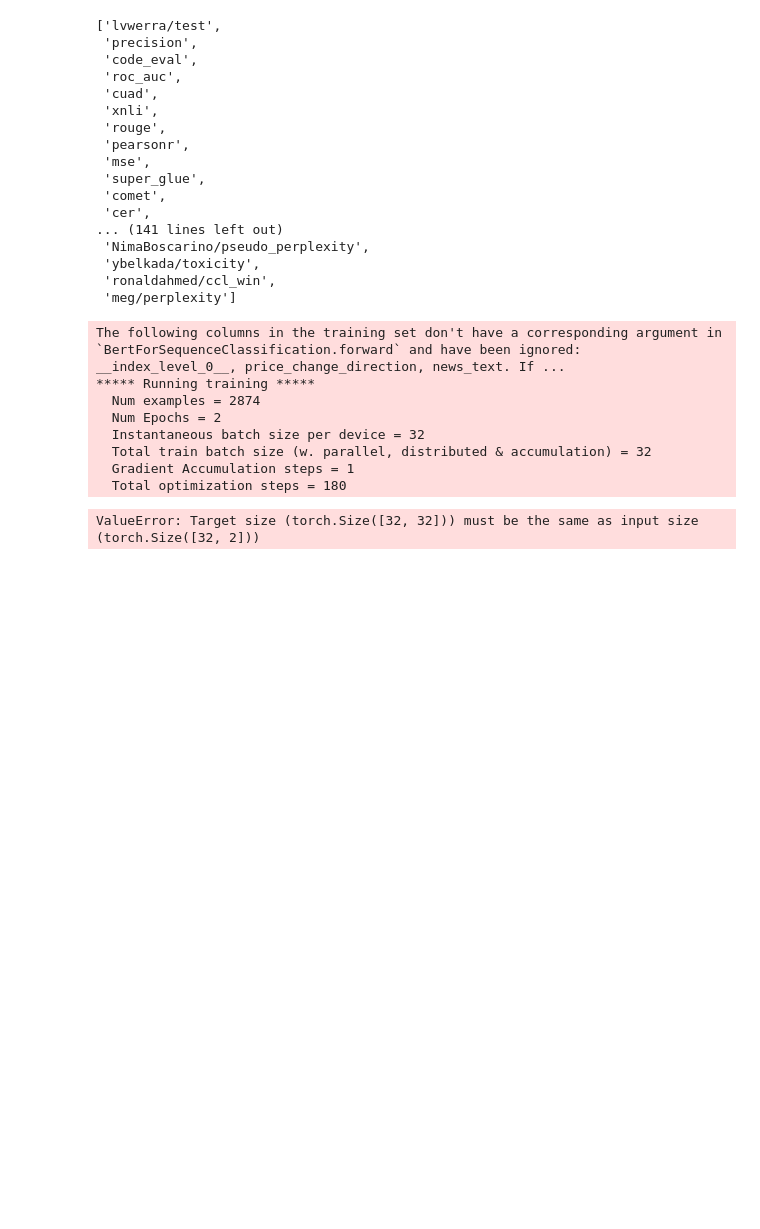
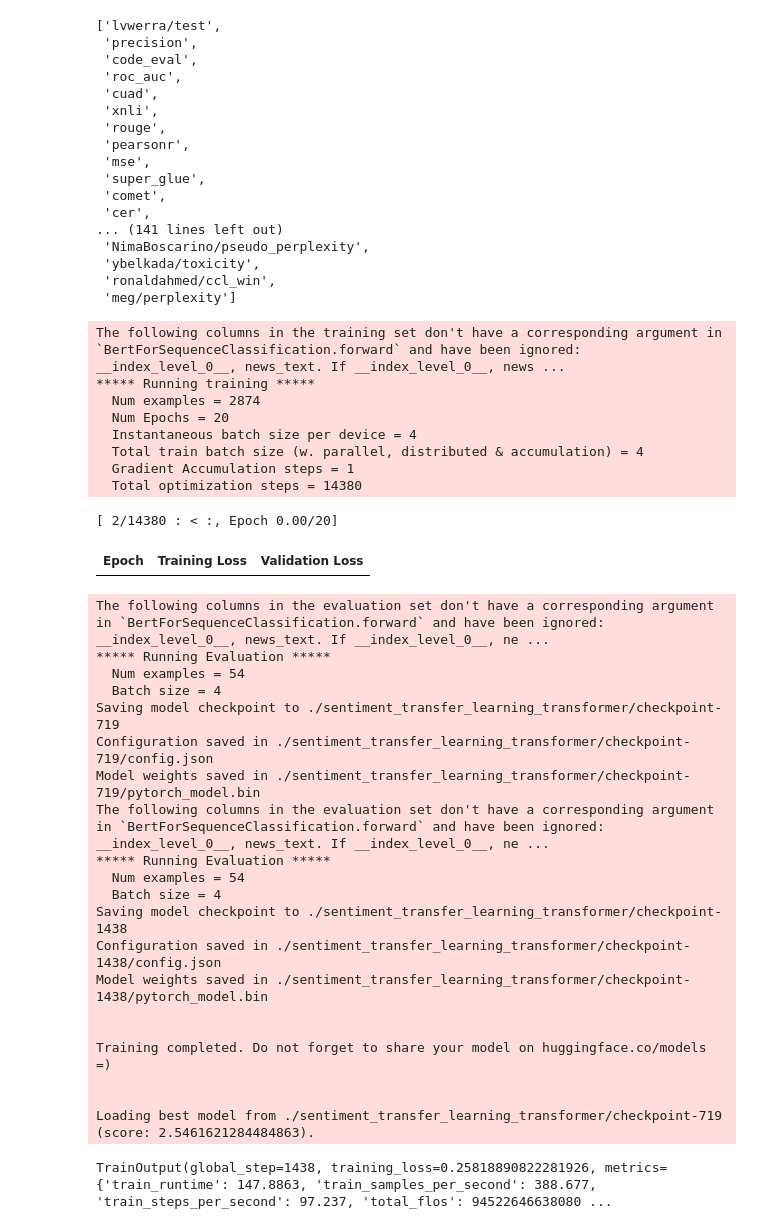
Before and after one commit to Alexa201228/Shares_price_prediction, a Jupyter notebook: Another fine tuning experiment.ipynb, the cells around one changed output. Saved outputs shown, nothing was run; the diff lists cells and outputs as text; code cells hidden in the pictures; blank space fills up the shorter version.

```diff
--- a/Another fine tuning experiment.ipynb
+++ b/Another fine tuning experiment.ipynb
@@ -139,5 +197,5 @@ Dataset({
 })
 # %%
 
-model = AutoModelForSequenceClassification.from_pretrained("bert-base-uncased", problem_type="multi_label_classification")
+model = AutoModelForSequenceClassification.from_pretrained("bert-base-uncased", num_labels=2)
 # %% [output]
@@ -152,9 +222,9 @@ training_args = TrainingArguments(
     logging_dir='./sentiment_transfer_learning_transformer/logs',
     logging_strategy='epoch',
     logging_steps=100,
-    num_train_epochs=2,
-    per_device_train_batch_size=32,
-    per_device_eval_batch_size=32,
+    num_train_epochs=20,
+    per_device_train_batch_size=4,
+    per_device_eval_batch_size=4,
     learning_rate=5e-6,
     seed=42,
     save_strategy='epoch',
@@ -197,26 +270,47 @@ def compute_metrics(eval_pred):
 # %%
 from transformers import DataCollatorForLanguageModeling
 
 data_collator = DataCollatorForLanguageModeling(tokenizer, mlm=False)
 
 trainer = Trainer(
     model=model,
     args=training_args,
     train_dataset=dataset_train,
     eval_dataset=dataset_test,
     compute_metrics=compute_metrics,
-    callbacks=[EarlyStoppingCallback(early_stopping_patience=1)],
-    data_collator=data_collator,
+    callbacks=[EarlyStoppingCallback(early_stopping_patience=1)]
 )
 
 trainer.train()
 # %% [output]
-The following columns in the training set don't have a corresponding argument in `BertForSequenceClassification.forward` and have been ignored: __index_level_0__, price_change_direction, news_text. If ...
+The following columns in the training set don't have a corresponding argument in `BertForSequenceClassification.forward` and have been ignored: __index_level_0__, news_text. If __index_level_0__, news ...
 ***** Running training *****
   Num examples = 2874
-  Num Epochs = 2
-  Instantaneous batch size per device = 32
-  Total train batch size (w. parallel, distributed & accumulation) = 32
+  Num Epochs = 20
+  Instantaneous batch size per device = 4
+  Total train batch size (w. parallel, distributed & accumulation) = 4
   Gradient Accumulation steps = 1
-  Total optimization steps = 180
+  Total optimization steps = 14380
-ValueError: Target size (torch.Size([32, 32])) must be the same as input size (torch.Size([32, 2]))
+[ 2/14380 : < :, Epoch 0.00/20]
+| Epoch | Training Loss | Validation Loss |
+The following columns in the evaluation set don't have a corresponding argument in `BertForSequenceClassification.forward` and have been ignored: __index_level_0__, news_text. If __index_level_0__, ne ...
+***** Running Evaluation *****
+  Num examples = 54
+  Batch size = 4
+Saving model checkpoint to ./sentiment_transfer_learning_transformer/checkpoint-719
+Configuration saved in ./sentiment_transfer_learning_transformer/checkpoint-719/config.json
+Model weights saved in ./sentiment_transfer_learning_transformer/checkpoint-719/pytorch_model.bin
+The following columns in the evaluation set don't have a corresponding argument in `BertForSequenceClassification.forward` and have been ignored: __index_level_0__, news_text. If __index_level_0__, ne ...
+***** Running Evaluation *****
+  Num examples = 54
+  Batch size = 4
+Saving model checkpoint to ./sentiment_transfer_learning_transformer/checkpoint-1438
+Configuration saved in ./sentiment_transfer_learning_transformer/checkpoint-1438/config.json
+Model weights saved in ./sentiment_transfer_learning_transformer/checkpoint-1438/pytorch_model.bin
+
+
+Training completed. Do not forget to share your model on huggingface.co/models =)
+
+
+Loading best model from ./sentiment_transfer_learning_transformer/checkpoint-719 (score: 2.5461621284484863).
+TrainOutput(global_step=1438, training_loss=0.25818890822281926, metrics={'train_runtime': 147.8863, 'train_samples_per_second': 388.677, 'train_steps_per_second': 97.237, 'total_flos': 94522646638080 ...
```
Also changed, not shown: parts of 12 cells of this notebook.
